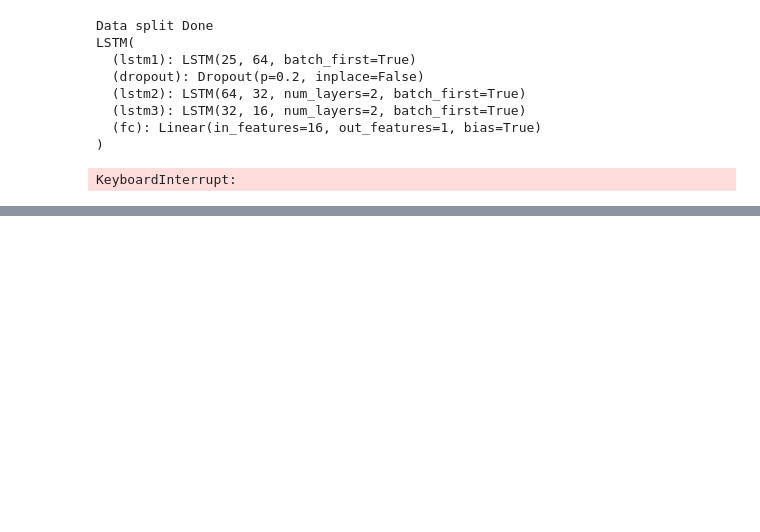
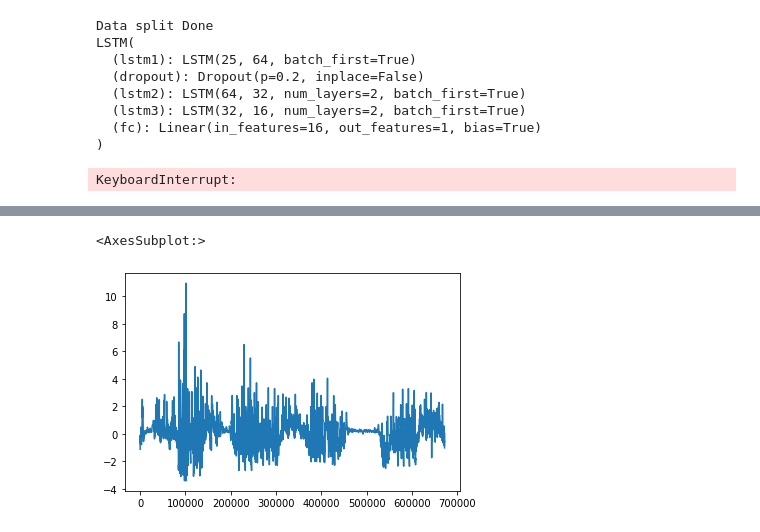
Before and after one commit to Naatyu/MagNav, a Jupyter notebook: notebooks/6 - RNN Solution.ipynb, the cells around one changed output, grey strips where cells are left out. Cells and saved outputs as stored; diff of their text form; code cells hidden in the pictures; blank space fills up the shorter version.

```diff
--- a/notebooks/6 - RNN Solution.ipynb
+++ b/notebooks/6 - RNN Solution.ipynb
@@ -754,0 +789,5 @@ test.__getitem__(0)[1].size()
+# %%
+norm_df['IGRFMAG1'].plot()
+# %% [output]
+<AxesSubplot:>
+[figure, added]
```
Also changed, not shown: parts of 10 cells of this notebook, 22 other files.
